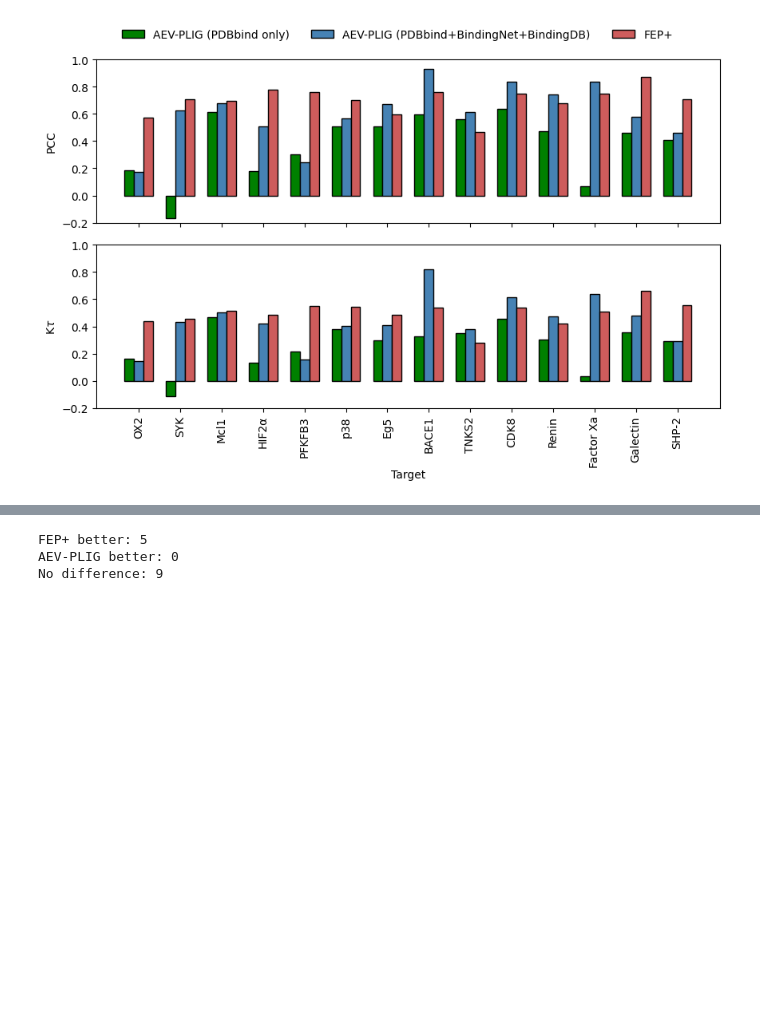
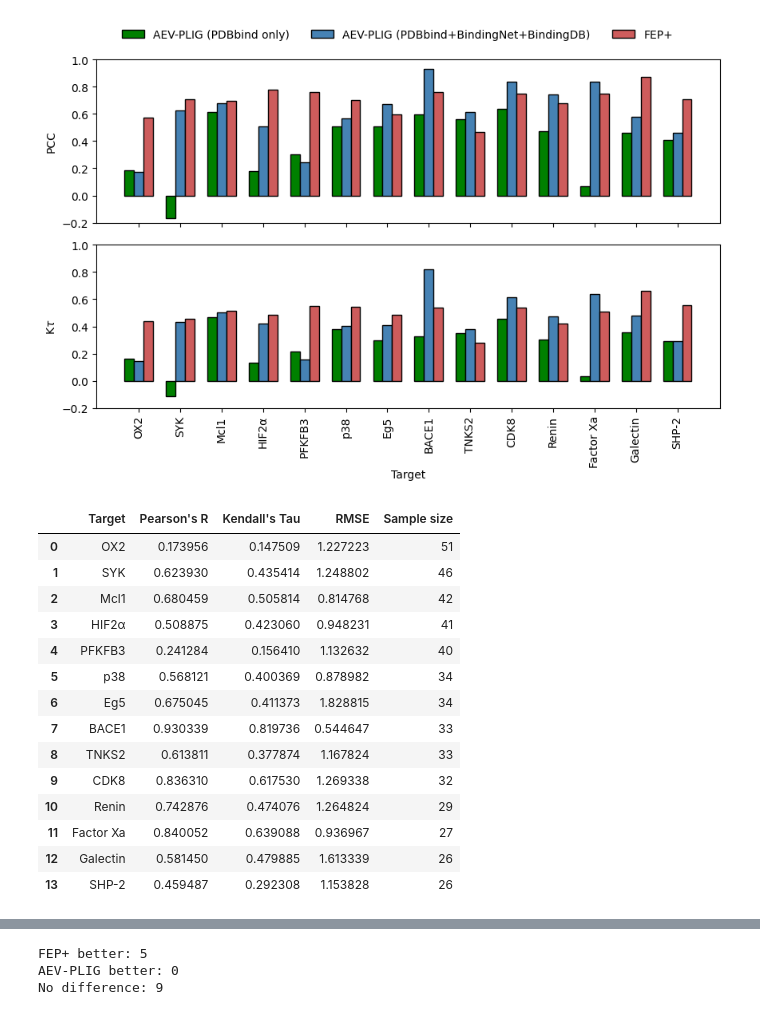
Before and after one commit to matthewtwarren/aev-plig-paper, a Jupyter notebook: figures/AEV-PLIG_figures.ipynb, the cells around one changed output, grey strips where cells are left out. Cells and saved outputs as stored; diff of their text form; code cells hidden in the pictures; blank space fills up the shorter version.

```diff
--- a/figures/AEV-PLIG_figures.ipynb
+++ b/figures/AEV-PLIG_figures.ipynb
@@ -650,0 +664,18 @@ WKtau: 0.24848635439798303
+# %%
+performance_aevplig
+# %% [output]
+|  | Target | Pearson's R | Kendall's Tau | RMSE | Sample size |
+| 0 | OX2 | 0.173956 | 0.147509 | 1.227223 | 51 |
+| 1 | SYK | 0.623930 | 0.435414 | 1.248802 | 46 |
+| 2 | Mcl1 | 0.680459 | 0.505814 | 0.814768 | 42 |
+| 3 | HIF2α | 0.508875 | 0.423060 | 0.948231 | 41 |
+| 4 | PFKFB3 | 0.241284 | 0.156410 | 1.132632 | 40 |
+| 5 | p38 | 0.568121 | 0.400369 | 0.878982 | 34 |
+| 6 | Eg5 | 0.675045 | 0.411373 | 1.828815 | 34 |
+| 7 | BACE1 | 0.930339 | 0.819736 | 0.544647 | 33 |
+| 8 | TNKS2 | 0.613811 | 0.377874 | 1.167824 | 33 |
+| 9 | CDK8 | 0.836310 | 0.617530 | 1.269338 | 32 |
+| 10 | Renin | 0.742876 | 0.474076 | 1.264824 | 29 |
+| 11 | Factor Xa | 0.840052 | 0.639088 | 0.936967 | 27 |
+| 12 | Galectin | 0.581450 | 0.479885 | 1.613339 | 26 |
+| 13 | SHP-2 | 0.459487 | 0.292308 | 1.153828 | 26 |
```
Also changed, not shown: parts of 9 cells of this notebook, 2 other files.
